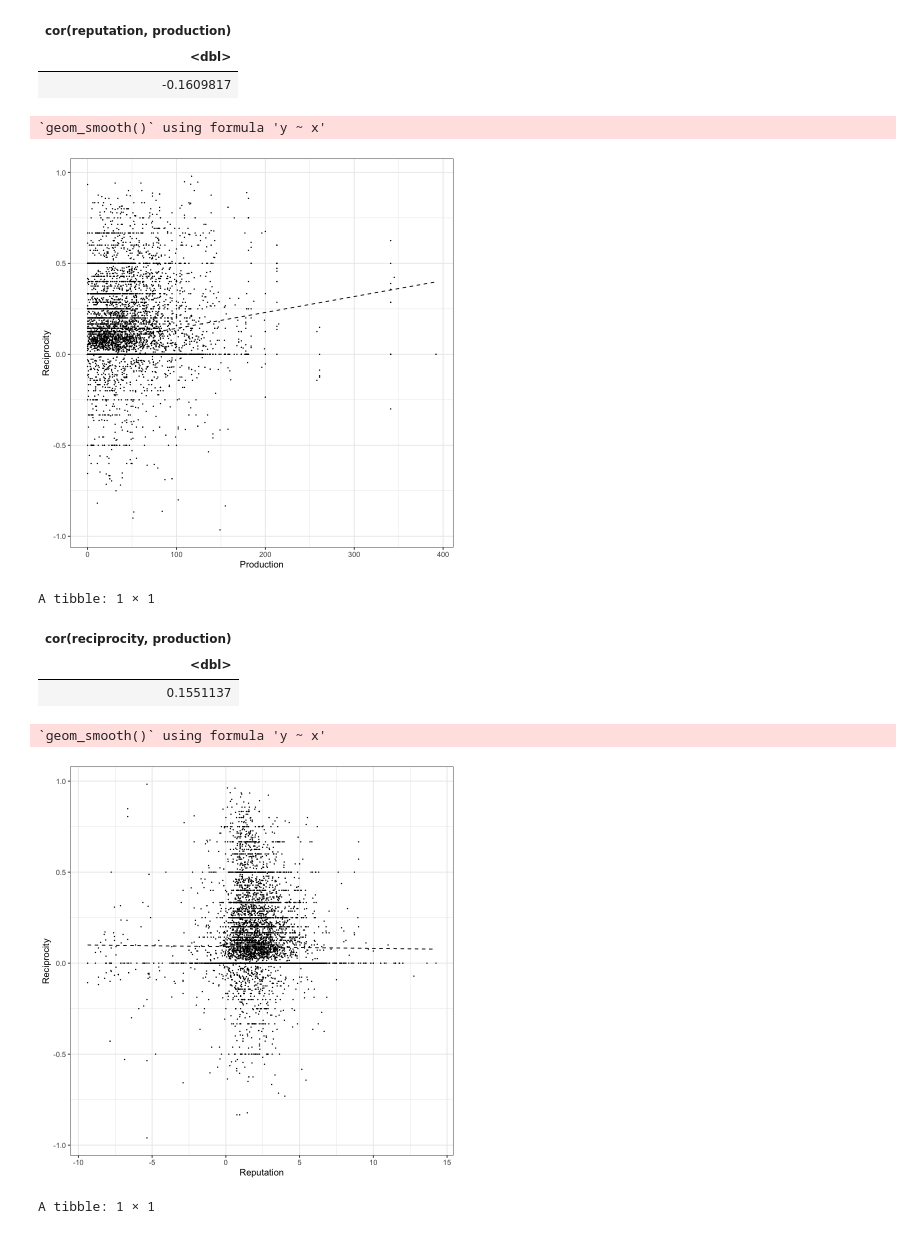
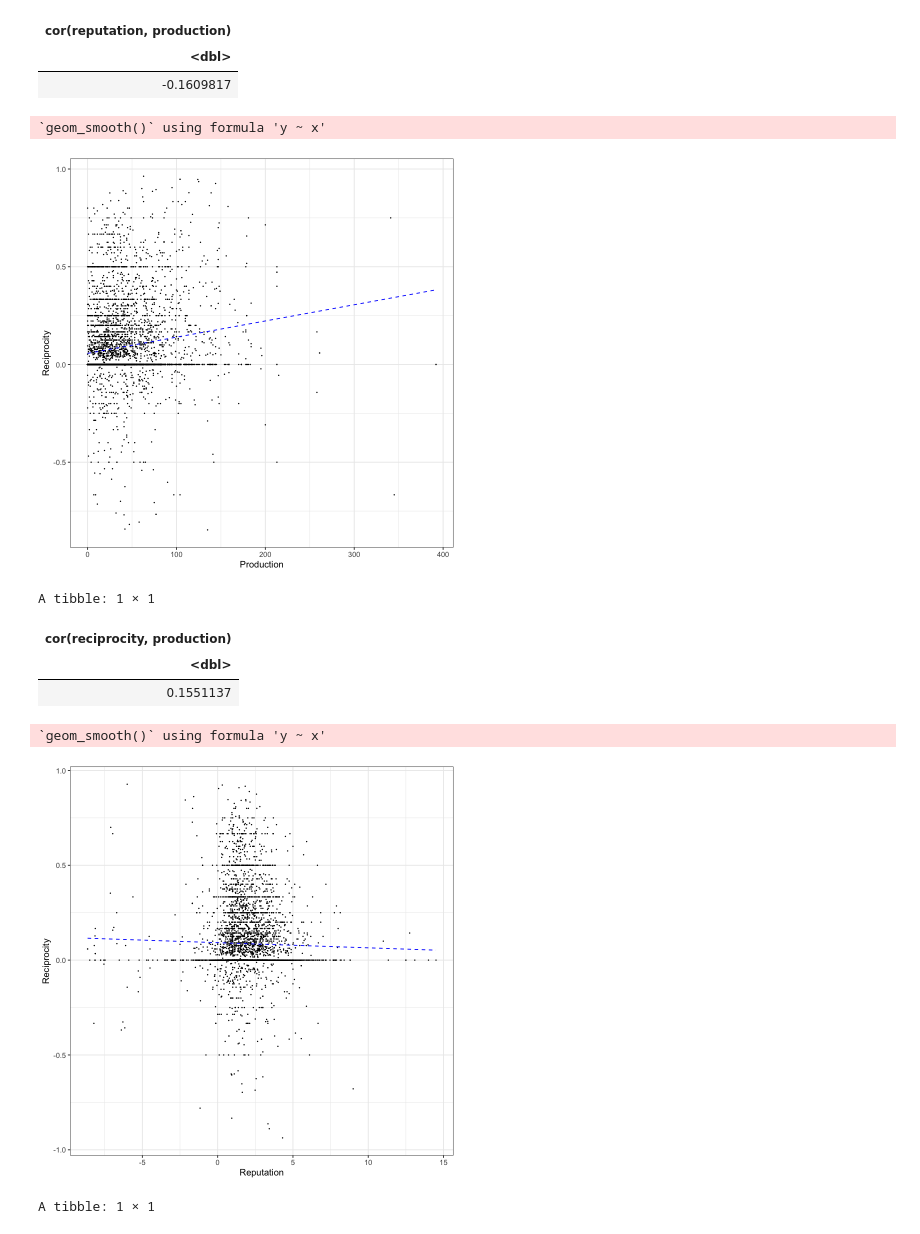
Before and after one commit to seanjtaylor/identify_effects_in_social_media, a Jupyter notebook: notebooks/FiguresB4B5.ipynb, the cells around one changed output. Cells and saved outputs as stored; diff of their text form; code cells hidden in the pictures.

```diff
--- a/notebooks/FiguresB4B5.ipynb
+++ b/notebooks/FiguresB4B5.ipynb
@@ -107,17 +137,17 @@ A tibble: 1 × 1
 # %%
 p2 <- df_with_covariates %>%
   filter(!is.na(reciprocity), !is.na(production)) %>%
-  sample_n(10000) %>%
+  sample_n(5000) %>%
   ggplot(aes(x = production, y = reciprocity)) +
   geom_point(size = .1) +
-  geom_smooth(method = 'lm', se = FALSE, colour = 'black', size = 0.5, linetype = 'dashed') +
+  geom_smooth(method = 'lm', se = FALSE, colour = 'blue', size = 0.5, linetype = 'dashed') +
   theme_bw() +
   xlab('Production') +
   ylab('Reciprocity')
 p2
 # %% [output]
 `geom_smooth()` using formula 'y ~ x'
-[figure, old version]
+[figure, new version]
 # %%
 df_with_covariates %>%
   filter(!is.na(reciprocity), !is.na(production)) %>%
@@ -130,17 +160,17 @@ A tibble: 1 × 1
 # %%
 p3 <- df_with_covariates %>%
   filter(!is.na(reciprocity), !is.na(reputation)) %>%
-  sample_n(10000) %>%
+  sample_n(5000) %>%
   ggplot(aes(x = reputation, y = reciprocity)) +
   geom_point(size = .1) +
-  geom_smooth(method = 'lm', se = FALSE, colour = 'black', size = 0.5, linetype = 'dashed') +
+  geom_smooth(method = 'lm', se = FALSE, colour = 'blue', size = 0.5, linetype = 'dashed') +
   theme_bw() +
   xlab('Reputation') +
   ylab('Reciprocity')
 p3
 # %% [output]
 `geom_smooth()` using formula 'y ~ x'
-[figure, old version]
+[figure, new version]
 # %%
 df_with_covariates %>%
   filter(!is.na(reciprocity), !is.na(reputation)) %>%
```
Also changed, not shown: parts of 7 cells of this notebook, 4 other files.
